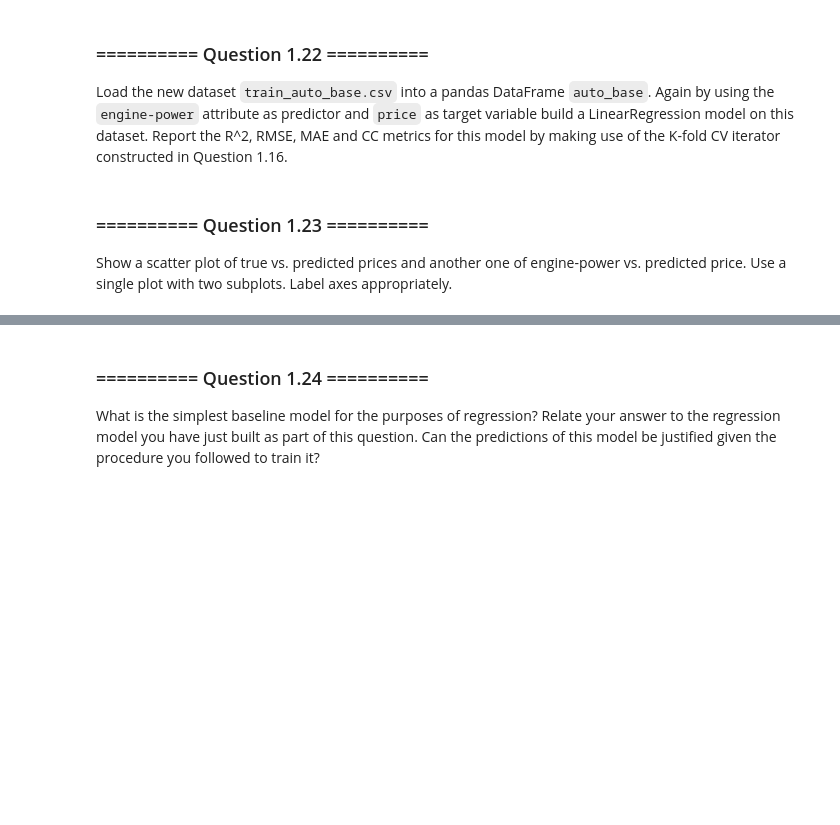
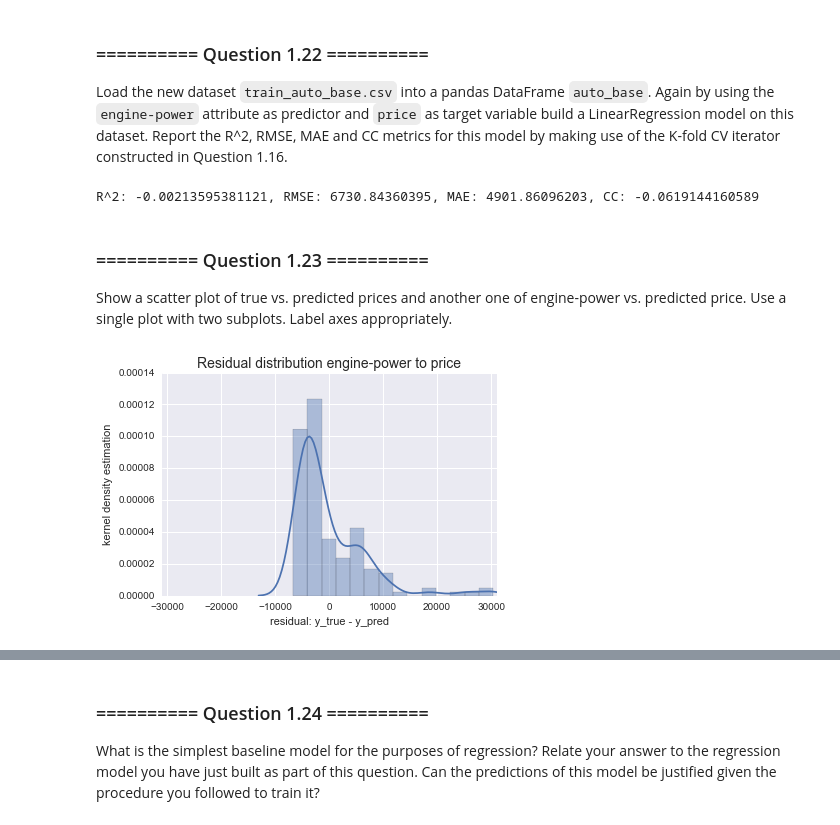
Before and after one commit to Dr-Alan-Turing/IAMachineLearning, a Jupyter notebook: 05_Assignment_2.ipynb, the cells around one changed output, grey strips where cells are left out. Drawn from its saved outputs; the diff is of its cells as text; code cells hidden in the pictures; blank space fills up the shorter version.

```diff
--- a/05_Assignment_2.ipynb
+++ b/05_Assignment_2.ipynb
@@ -305,3 +311,27 @@ y_2 = auto_base['price']
+# %%
+# Load the dataset
+data_path = os.path.join(os.getcwd(), 'datasets', 'train_auto_base.csv')
+auto_base = pd.read_csv(data_path, delimiter = ',')
+X_2 = auto_base['engine-power']
+X_2 = X_2.reshape(len(X_2), 1) # convert X_2 to 2D array
+y_2 = auto_base['price']
+
+# Build LinearRegression model and get cross val. prediction
+lr_f5_classifier_2 = LinearRegression(normalize=True)
+lr_f5_pred_2 = cross_val_predict(estimator=lr_f5_classifier_2, X=X_2, y=y_2, cv=kf_5)
+
+# Calculate error metrics
+y_true = y_2
+y_pred = lr_f5_pred_2
+coeff_det = r2_score(y_true, y_pred)
+rmse = math.sqrt(mean_squared_error(y_true, y_pred))
+mae = mean_absolute_error(y_true, y_pred)
+cc = np.corrcoef(y_true, y_pred)[0][1]
+
+# Display error metrics
+print("R^2: {0}, RMSE: {1}, MAE: {2}, CC: {3}".format(coeff_det, rmse, mae, cc))
+# %% [output]
+R^2: -0.00213595381121, RMSE: 6730.84360395, MAE: 4901.86096203, CC: -0.0619144160589
 # %% [markdown]
 ### ========== Question 1.23 ==========
 Show a scatter plot of true vs. predicted prices and another one of engine-power vs. predicted price. Use a single plot with two subplots. Label axes appropriately.
@@ -309,0 +338,11 @@ Show a scatter plot of true vs. predicted prices and another one of engine-power
+# %%
+# Get residuals
+res = y_true - y_pred
+# Plot distribution of residuals
+g = sns.distplot(res)
+g.set_xlim(-31000, 31000)
+g.set_xlabel('residual: y_true - y_pred')
+g.set_title('Residual distribution engine-power to price', fontsize=14)
+_= g.set_ylabel('kernel density estimation')
+# %% [output]
+[figure, added]
```
Also changed, not shown: parts of 12 cells of this notebook.
